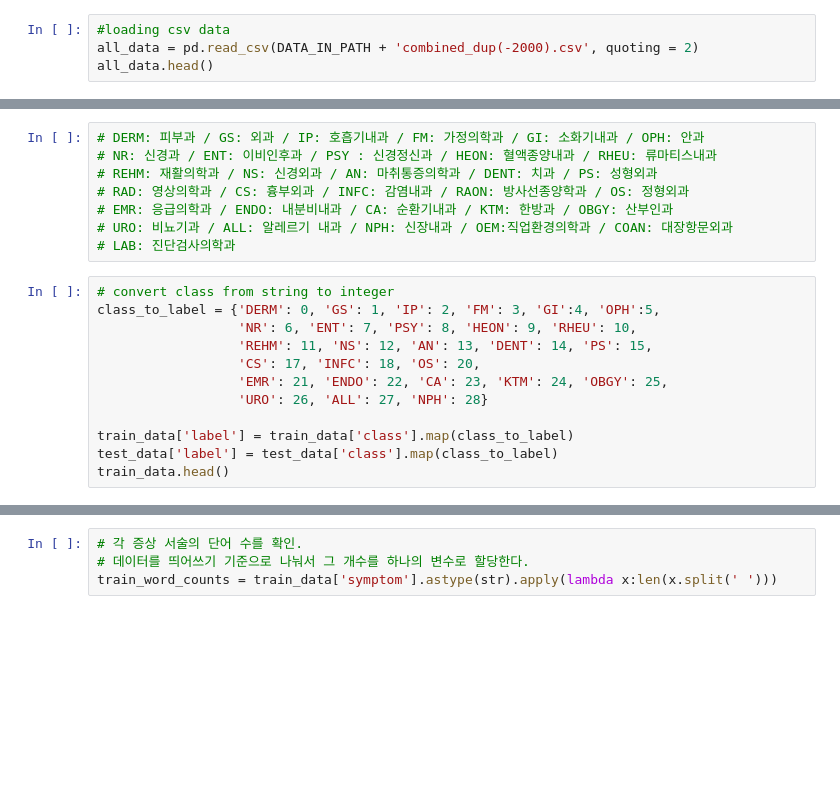
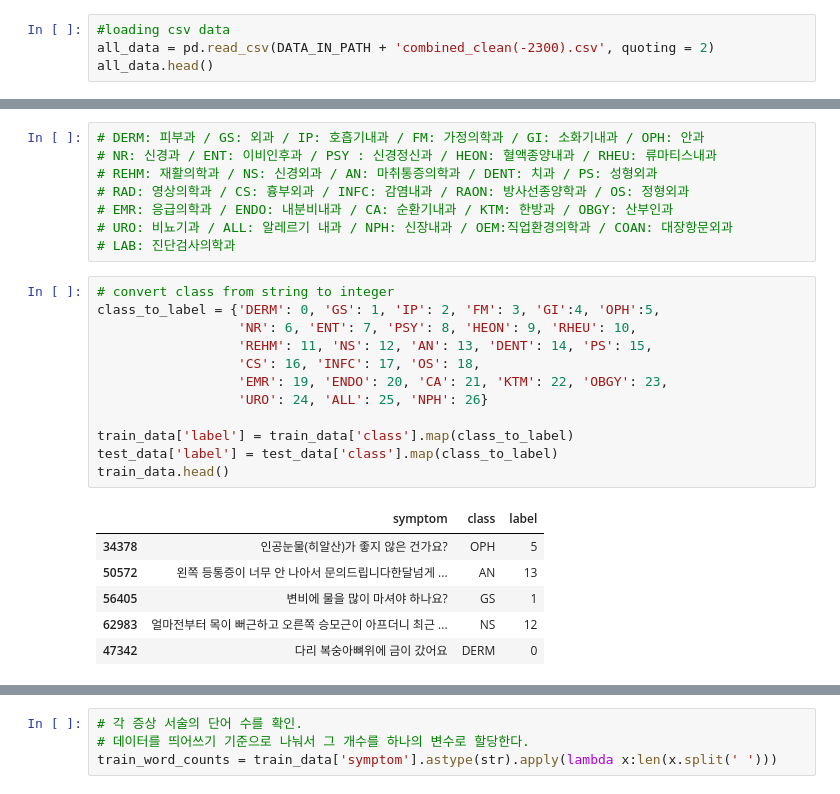
Before and after one commit to HyeonhoonLee/KoNLP, a Jupyter notebook: BERT_finetune.ipynb, the cells around one changed output, grey strips where cells are left out. Drawn from its saved outputs; the diff is of its cells as text; blank space fills up the shorter version.

Commit message:
train with clean(-2000) data

```diff
--- a/BERT_finetune.ipynb
+++ b/BERT_finetune.ipynb
@@ -37,6 +38,6 @@ combined_dup(-2000).csv       4.55MB
 # %%
 #loading csv data
-all_data = pd.read_csv(DATA_IN_PATH + 'combined_dup(-2000).csv', quoting = 2)
+all_data = pd.read_csv(DATA_IN_PATH + 'combined_clean(-2300).csv', quoting = 2)
 all_data.head()
 # %% [output]
 |  | symptom | class |
@@ -124,15 +164,22 @@ sns.countplot(train_data['class'])
 # %%
 # convert class from string to integer
 class_to_label = {'DERM': 0, 'GS': 1, 'IP': 2, 'FM': 3, 'GI':4, 'OPH':5,
                   'NR': 6, 'ENT': 7, 'PSY': 8, 'HEON': 9, 'RHEU': 10,
                   'REHM': 11, 'NS': 12, 'AN': 13, 'DENT': 14, 'PS': 15,
-                  'CS': 17, 'INFC': 18, 'OS': 20,
-                  'EMR': 21, 'ENDO': 22, 'CA': 23, 'KTM': 24, 'OBGY': 25,
-                  'URO': 26, 'ALL': 27, 'NPH': 28}
+                  'CS': 16, 'INFC': 17, 'OS': 18,
+                  'EMR': 19, 'ENDO': 20, 'CA': 21, 'KTM': 22, 'OBGY': 23,
+                  'URO': 24, 'ALL': 25, 'NPH': 26}
 
 train_data['label'] = train_data['class'].map(class_to_label)
 test_data['label'] = test_data['class'].map(class_to_label)
 train_data.head()
+# %% [output]
+|  | symptom | class | label |
+| 34378 | 인공눈물(히알산)가 좋지 않은 건가요? | OPH | 5 |
+| 50572 | 왼쪽 등통증이 너무 안 나아서 문의드립니다한달넘게 ... | AN | 13 |
+| 56405 | 변비에 물을 많이 마셔야 하나요? | GS | 1 |
+| 62983 | 얼마전부터 목이 뻐근하고 오른쪽 승모근이 아프더니 최근 ... | NS | 12 |
+| 47342 | 다리 복숭아뼈위에 금이 갔어요 | DERM | 0 |
 # %%
 # severe imbalenced data가 확인되지만 real-world로 반영한다고 생각하고 그대로 진행한다.
 # 단, FM(가정의학과)의 비중이 너무 높고 오히려 OS 비중이 낮은 것은 본 프로젝트가 군인 대상인 점을 감안하여 조정이 필요할 것 같다.
```
Also changed, not shown: parts of 34 cells of this notebook.
